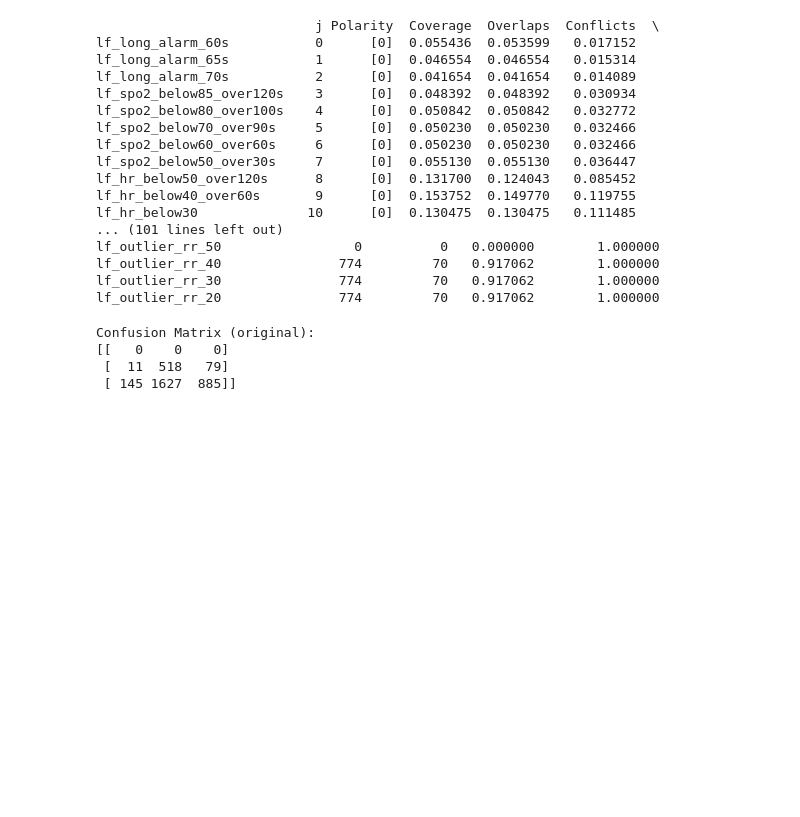
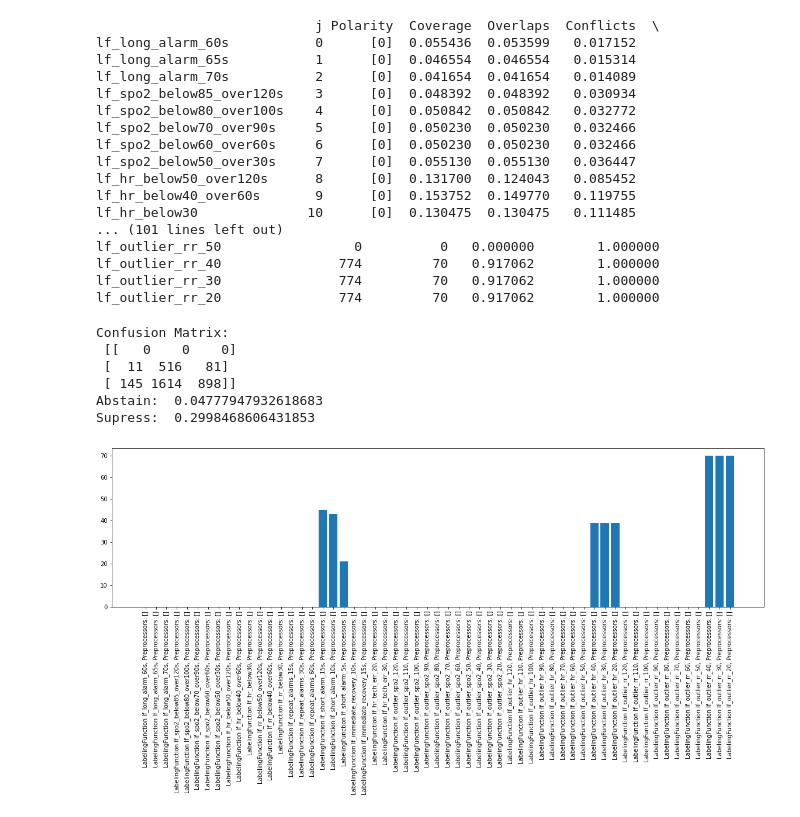
Before and after one commit to sfpugh/smart-alarm-learning-labels, a Jupyter notebook: learn_labels.ipynb, the cells around one changed output. Drawn from its saved outputs; the diff is of its cells as text; code cells hidden in the pictures; blank space fills up the shorter version.

Commit message:
pushing updates to learn labels

```diff
--- a/learn_labels.ipynb
+++ b/learn_labels.ipynb
@@ -862,7 +862,9 @@ lfs = [
         lf_outlier_rr_120, lf_outlier_rr_110, lf_outlier_rr_100, lf_outlier_rr_90, lf_outlier_rr_80, lf_outlier_rr_70, lf_outlier_rr_60, lf_outlier_rr_50, lf_outlier_rr_40, lf_outlier_rr_30, lf_outlier_rr_20
     ]
 # %%
-# LF application
+# LF application (takes approx 25 minutes)
 
+start_time = time()
 applier = PandasParallelLFApplier(lfs)
-L_train = applier.apply(alarms_df, n_parallel=10, scheduler='threads', fault_tolerant=True)
+L_train = applier.apply(alarms_df, n_parallel=20, scheduler='threads', fault_tolerant=True)
+print(time() - start_time)
@@ -896,13 +902,39 @@ lf_outlier_rr_20               774         70   0.917062        1.000000
 
 y_pred, y_proba = l_model.predict(L_train, return_probs=True)
 
-print('Confusion Matrix (original): ')
-print(confusion_matrix(alarms_df.true_label, y_pred))
+print('Confusion Matrix: \n', confusion_matrix(alarms_df.true_label, y_pred))
+print('Abstain: ', np.sum(y_pred == ABSTAIN) / alarms_df.shape[0])
+print('Supress: ', np.sum(y_pred == SUPPRESSIBLE) / alarms_df.shape[0])
 # %% [output]
-Confusion Matrix (original):
-[[   0    0    0]
- [  11  518   79]
- [ 145 1627  885]]
+Confusion Matrix:
+ [[   0    0    0]
+ [  11  516   81]
+ [ 145 1614  898]]
+Abstain:  0.04777947932618683
+Supress:  0.2998468606431853
+# %%
+# False Positives Analysis
+
+preds = zip(y_pred, alarms_df.true_label)
+fal_pos_idx = [i for i, x in enumerate(preds) if (x[0] == SUPPRESSIBLE) and (x[1] == NOT_SUPPRESSIBLE)]
+fal_pos = L_train[fal_pos_idx]
+
+for i in range(0, fal_pos.shape[0]):
+    for j in range(0, fal_pos.shape[1]):
+        if fal_pos[i,j] == SUPPRESSIBLE:
+            fal_pos[i,j] = 1
+        else:
+            fal_pos[i,j] = 0
+
+lf_mistakes = np.sum(fal_pos, axis=0)
+
+plt.figure(figsize=(20,5))
+plt.bar(range(len(lfs)), lf_mistakes)
+plt.xticks(range(len(lfs)), lfs, rotation=90)
+plt.ylabel('Count labels supppressible ')
+plt.show()
+# %% [output]
+[figure, added]
 # %%
 def predict_threshold(p, thres):
     """
```
Also changed, not shown: parts of 6 cells of this notebook.
